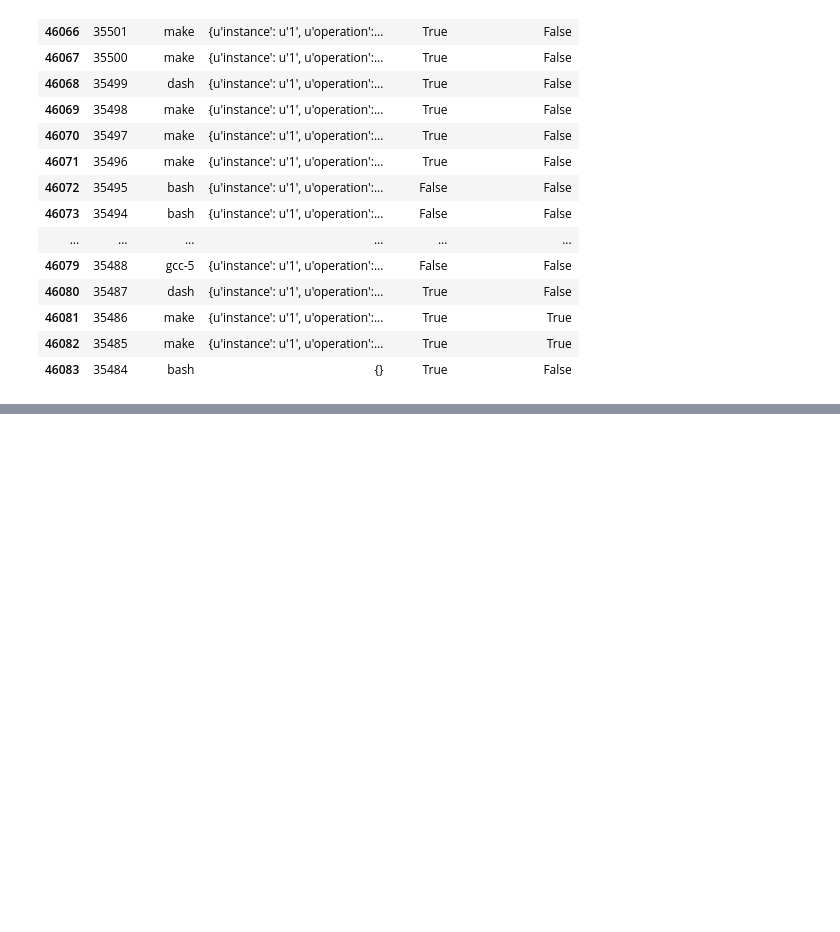
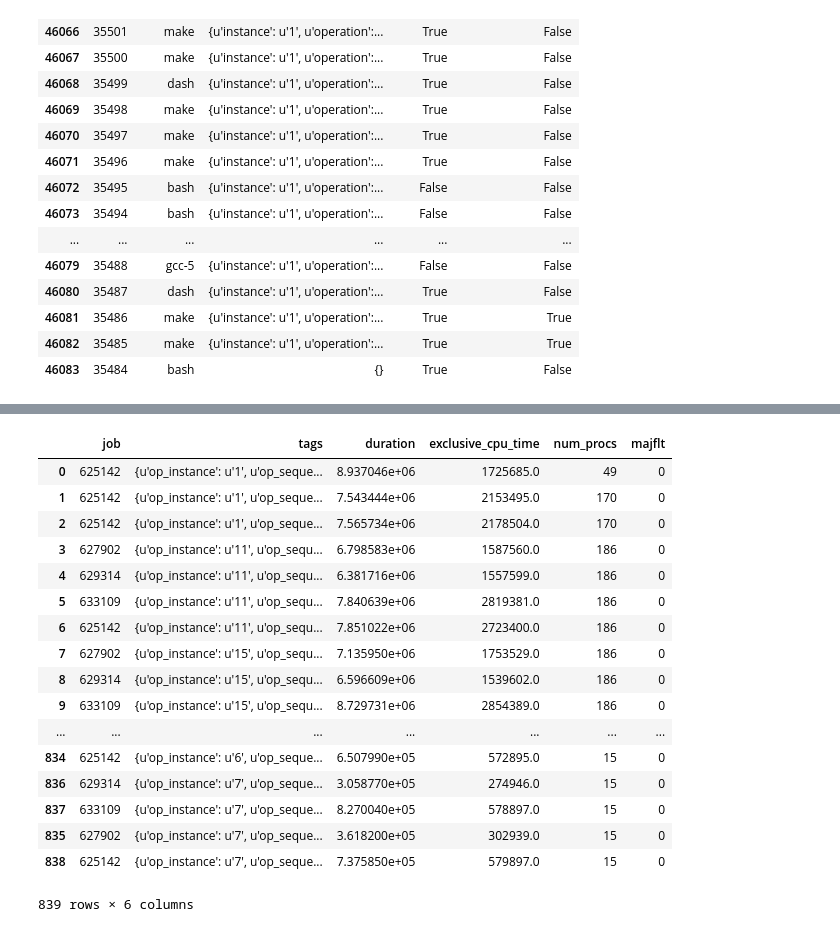
Before and after one commit to ilaflott/epmt, a Jupyter notebook: Outliers-API.ipynb, the cells around one changed output, grey strips where cells are left out. Drawn from its saved outputs; the diff is of its cells as text; code cells hidden in the pictures; blank space fills up the shorter version.

Commit message:
updated outlier-api notebook with a full example on outlier detection using tags

```diff
--- a/Outliers-API.ipynb
+++ b/Outliers-API.ipynb
@@ -181,0 +225,34 @@ olps[['id','exename','tags','duration','exclusive_cpu_time']].tail(20)
+# %%
+# The way we have tags currently, it's not possible to pass to
+# subsequent functions. So, instead run the above query, this time
+# with fold=False
+tags = eq.get_unique_process_tags([u'633109', u'625142', u'627902', u'629314'], fold=False)
+# %%
+# We can obtain aggregate metrics across the jobs by tag. Again, we don't
+# have to do this step, since there is a direct outlier call that uses
+# a job list. But let's learn some more
+profile = eq.agg_metrics_by_tags([u'633109', u'625142', u'627902', u'629314'], tags=tags, fmt='pandas')
+
+# the output is already grouped by job,tags. Still let's make sure to
+# so sort by tags. This way we see for a given tag, which job took how much
+# For instance, row 3,4 and 5 all deal with the same tag: op_sequence: 51
+profile.sort_values(by=['tags'])[['job', 'tags', 'duration', 'exclusive_cpu_time', 'num_procs','majflt']]
+# %% [output]
+|  | job | tags | duration | exclusive_cpu_time | num_procs | majflt |
+| 0 | 625142 | {u'op_instance': u'1', u'op_seque... | 8.937046e+06 | 1725685.0 | 49 | 0 |
+| 1 | 625142 | {u'op_instance': u'1', u'op_seque... | 7.543444e+06 | 2153495.0 | 170 | 0 |
+| 2 | 625142 | {u'op_instance': u'1', u'op_seque... | 7.565734e+06 | 2178504.0 | 170 | 0 |
+| 3 | 627902 | {u'op_instance': u'11', u'op_sequ... | 6.798583e+06 | 1587560.0 | 186 | 0 |
+| 4 | 629314 | {u'op_instance': u'11', u'op_sequ... | 6.381716e+06 | 1557599.0 | 186 | 0 |
+| 5 | 633109 | {u'op_instance': u'11', u'op_sequ... | 7.840639e+06 | 2819381.0 | 186 | 0 |
+| 6 | 625142 | {u'op_instance': u'11', u'op_sequ... | 7.851022e+06 | 2723400.0 | 186 | 0 |
+| 7 | 627902 | {u'op_instance': u'15', u'op_sequ... | 7.135950e+06 | 1753529.0 | 186 | 0 |
+| 8 | 629314 | {u'op_instance': u'15', u'op_sequ... | 6.596609e+06 | 1539602.0 | 186 | 0 |
+| 9 | 633109 | {u'op_instance': u'15', u'op_sequ... | 8.729731e+06 | 2854389.0 | 186 | 0 |
+| ... | ... | ... | ... | ... | ... | ... |
+| 834 | 625142 | {u'op_instance': u'6', u'op_seque... | 6.507990e+05 | 572895.0 | 15 | 0 |
+| 836 | 629314 | {u'op_instance': u'7', u'op_seque... | 3.058770e+05 | 274946.0 | 15 | 0 |
+| 837 | 633109 | {u'op_instance': u'7', u'op_seque... | 8.270040e+05 | 578897.0 | 15 | 0 |
+| 835 | 627902 | {u'op_instance': u'7', u'op_seque... | 3.618200e+05 | 302939.0 | 15 | 0 |
+| 838 | 625142 | {u'op_instance': u'7', u'op_seque... | 7.375850e+05 | 579897.0 | 15 | 0 |
+839 rows × 6 columns
```
Also changed, not shown: parts of 6 cells of this notebook.
